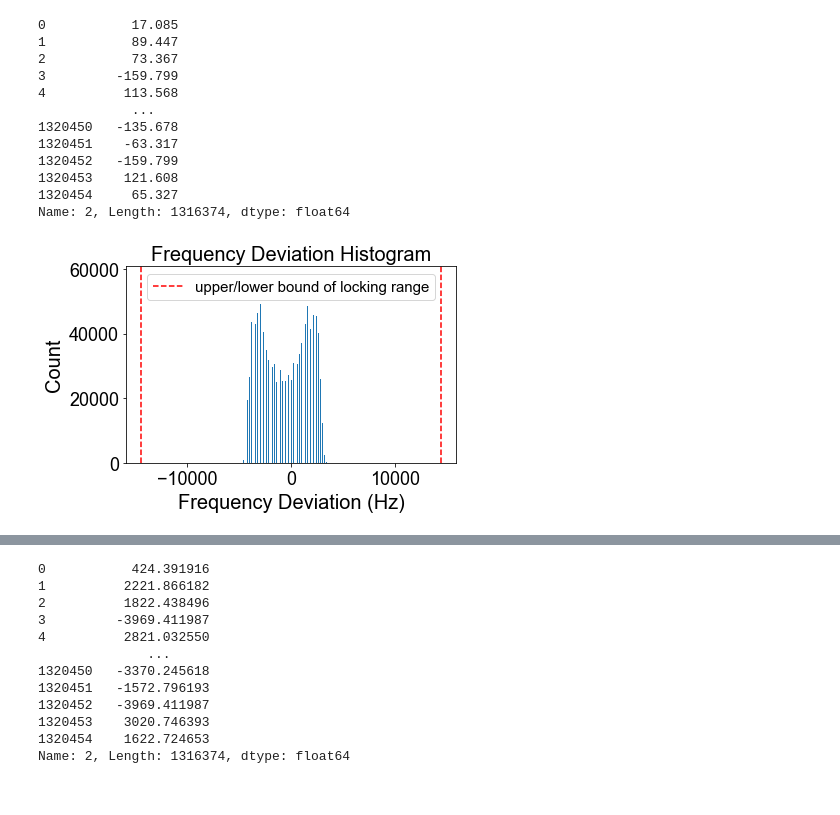
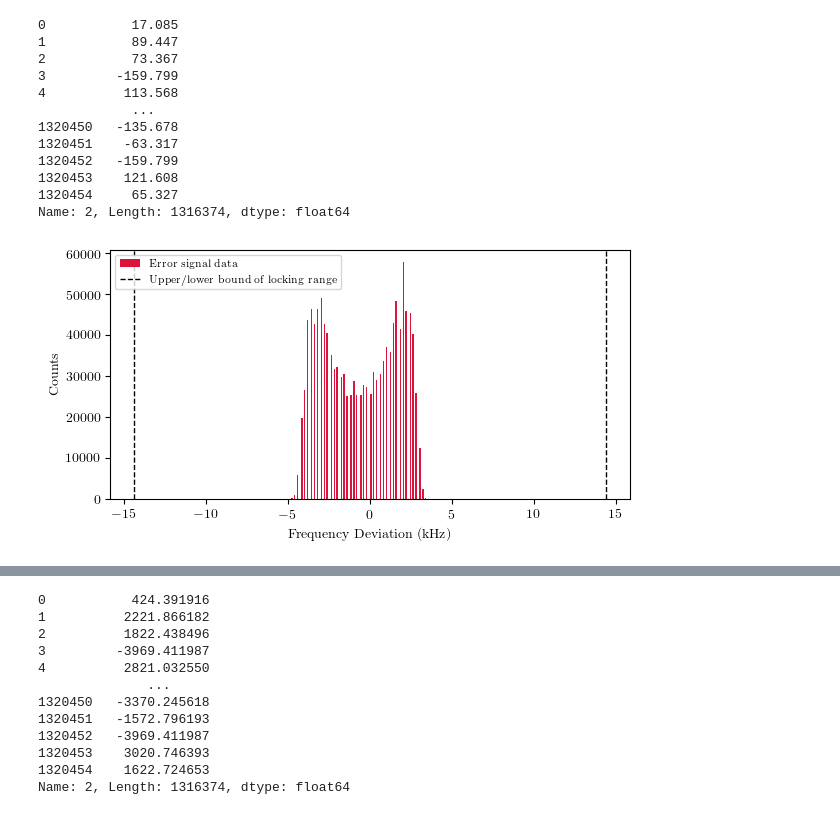
Before and after one commit to hsuchungchuan/Projects, a Jupyter notebook: 241201 PDHLockLongTermTraceThreeHours/241201 PDHLockLongTermTraceThreeHours.ipynb, the cells around one changed output, grey strips where cells are left out. Drawn from its saved outputs; the diff is of its cells as text; code cells hidden in the pictures.

```diff
--- a/241201 PDHLockLongTermTraceThreeHours/241201 PDHLockLongTermTraceThreeHours.ipynb
+++ b/241201 PDHLockLongTermTraceThreeHours/241201 PDHLockLongTermTraceThreeHours.ipynb
@@ -4,7 +4,7 @@ import numpy as np
 import matplotlib.pyplot as plt
 import os
 # %%
-dir_path = 'Z:/AION/Data/2024/12/01/Mike PDH Lock Stuff/PDHLockLongTermTrace/'
+dir_path = 'PDHLockLongTermTrace/'
 
 df = pd.read_csv(dir_path+'scope_0.csv')[1:]
 df;
@@ -141,6 +229,18 @@ plt.plot(time[151196:], fast_out[151196:], color = 'blue', label='Fast Out')
 [figure]
 # %% [markdown]
 # Error Signal Allan Deviation
+# %%
+transmission_photodiode = combined_df.iloc[:,1].astype(float)[:1320455]
+error_signal = combined_df.iloc[:,2].astype(float)[:1320455]
+fast_out = combined_df.iloc[:,3].astype(float)[:1320455]
+slow_out = combined_df.iloc[:,4].astype(float)[:1320455]
+time = np.arange(0, len(transmission_photodiode)*0.008, 0.008)[:1320455]
+
+fast_out_edited = fast_out.drop(index=range(147115,151196))
+slow_out_edited = slow_out.drop(index=range(147115,151196))
+error_signal_edited = error_signal.drop(index=range(147115,151196))
+transmission_photodiode_edited = transmission_photodiode.drop(index=range(147115,151196))
+time_edited = np.delete(time,range(147115,151196))
 # %%
 plt.figure(figsize=(12, 6))
 plt.plot(time_edited, error_signal_edited, color = 'green', label='Error Signal')
@@ -165,15 +265,16 @@ Name: 2, Length: 1316374, dtype: float64
 # %%
 calibration_conversion_factor = 0.0402576 #mV/Hz
 frequency_variation = error_signal_edited*1000/calibration_conversion_factor
 frequency_variation
-plt.hist(frequency_variation, bins=100)
-plt.axvline(x = 14400, color = 'red', linestyle = '--', label = "upper/lower bound of locking range")
-plt.axvline(x = -14400, color = 'red', linestyle = '--')
-plt.xlabel('Frequency Deviation (Hz)')
-plt.ylabel('Count')
-plt.title('Frequency Deviation Histogram')
+plt.hist(frequency_variation/1000, bins=100,color='crimson',label='Error signal data')
+plt.axvline(x = 14.4, color = 'black', linestyle = '--', label = "Upper/lower bound of locking range")
+plt.axvline(x = -14.4, color = 'black', linestyle = '--')
+plt.xlabel('Frequency Deviation (kHz)')
+plt.ylabel('Counts')
+# plt.title('Frequency Deviation Histogram')
 plt.legend()
-plt.tight_layout()
-plt.savefig('Frequency Deviation Histogram with locking range.pdf',dpi=1200)
+plt.grid(False)
+# plt.tight_layout()
+plt.savefig('250520 PDHLockThreeHoursFrequencyDeviationHistogramWLockingRange.pdf',dpi=300)
 # %% [output]
-[figure, old version]
+[figure, new version]
```
Also changed, not shown: parts of 8 cells of this notebook, 35 other files.
